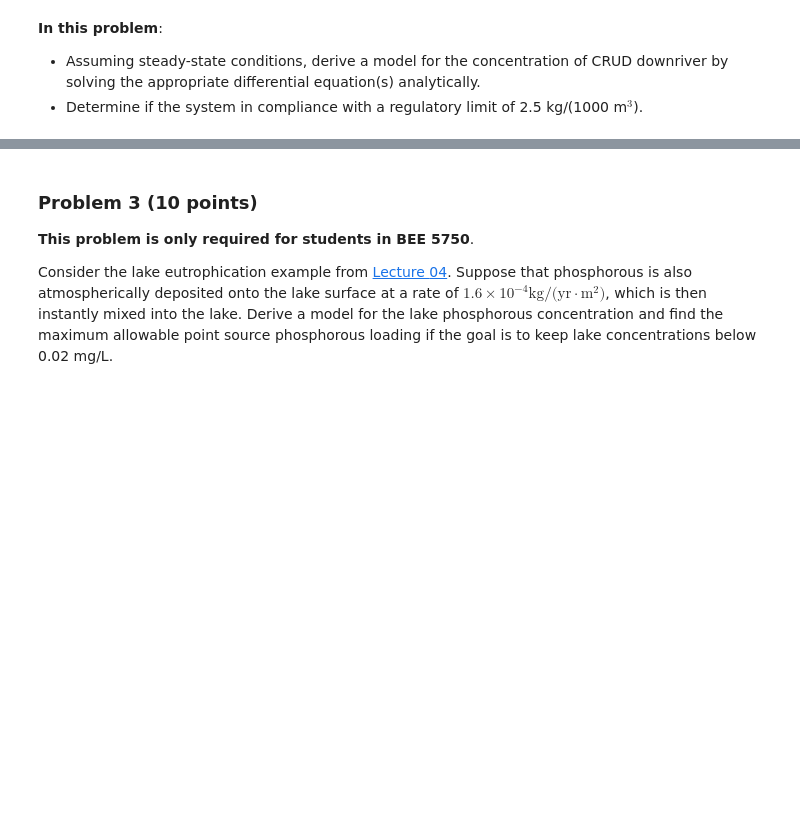
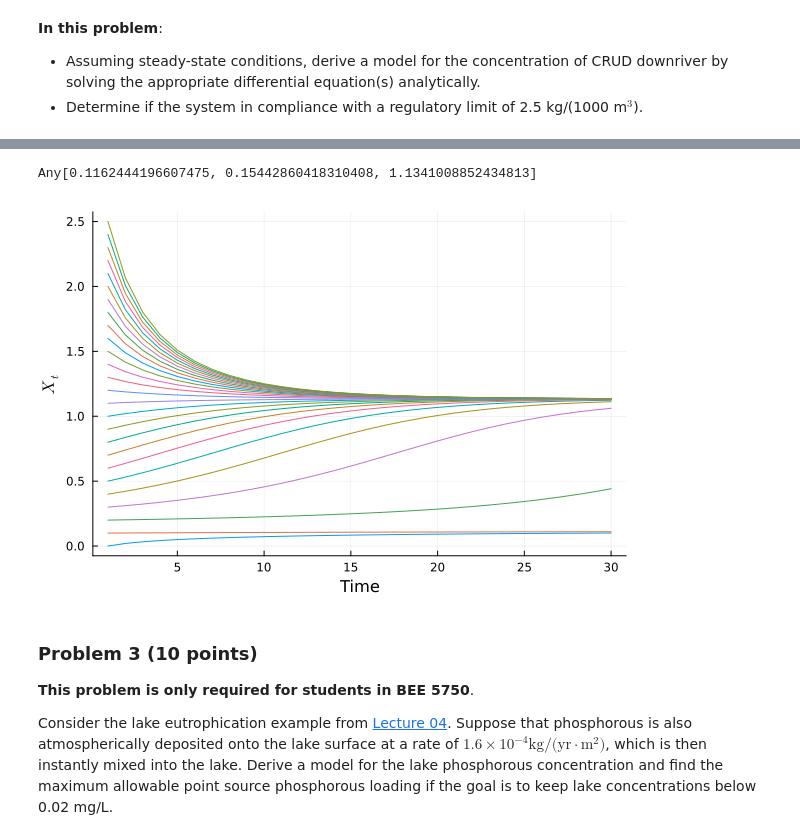
Before and after one commit to BEE4750-FA24/hw2-jiaming-s-group, a Jupyter notebook: hw02.ipynb, the cells around one changed output, grey strips where cells are left out. Cells and saved outputs as stored; diff of their text form; code cells hidden in the pictures; blank space fills up the shorter version.

```diff
--- a/hw02.ipynb
+++ b/hw02.ipynb
@@ -133,31 +122,44 @@ The equilibria are at ...
 # %%
 #define variables
-at = 0;
+T = 30
+a = 0.02
+at = zeros(T);
+for i in 1:T
+    at[i] = a
+end
 q = 1.5;
 b = 0.5;
+yt = zeros(T);
 
 # define functions for lake recycling and outflows
 X_recycling(x, q) = x.^q ./ (1 .+ x.^q);
 X_outflow(x, b) = b .* x;
 
-#simulation (the current code was taken from his lecture slides and not edited yet)
-T = 30
+#simulation
 X_vals = collect(0.0:0.1:2.5)
 function simulate_lake_P(X_ic, T, b, q, a, y)
     X = zeros(T)
     X[1] = X_ic
     for t = 2:T
-        X[t] = X[t-1] .+ a[t] .+ y[t].+ lake_P_cycling(X[t-1], q) .- lake_P_out(X[t-1], b)
+        X[t] = X[t-1] .+ a[t] .+ y[t] .+ X_recycling(X[t-1], q) .- X_outflow(X[t-1], b)
     end
     return X
 end
-X = map(x -> simulate_lake_P(x, T, 0.4, 2.5, zeros(T), zeros(T)), X_vals)
-p_noinflow = plot(X, label=false, ylabel=L"X_t", xlabel="Time", guidefontsize=18, tickfontsize=16, size=(600, 500), left_margin=5mm, bottom_margin=5mm)
+X = map(x -> simulate_lake_P(x, T, b, q, at, yt), X_vals)
 
 #find the equilibria (this is also just the code he gave in the instructions above)
 X_delta(x, a) = a + X_recycling(x,q) - X_outflow(x,b)
-x0 = #set to a value we eyeball from the graph
-equilibria = Roots.find_zero(x -> X_delta(x, a), x0)
+x0 = [0.0, 0.3, 1]
+equilibria = []
+for i in 1:length(x0)
+    equilibrium = Roots.find_zero(x -> X_delta(x, a), x0[i])
+    equilibria = append!(equilibria, equilibrium)
+end
+print(equilibria)
+p_noinflow = plot(X, label=false, ylabel=L"X_t", xlabel="Time")
+# %% [output]
+Any[0.1162444196607475, 0.15442860418310408, 1.1341008852434813]
+[figure, added]
 # %% [markdown]
 ### Problem 3 (10 points)
 
```
Also changed, not shown: parts of 5 cells of this notebook.
